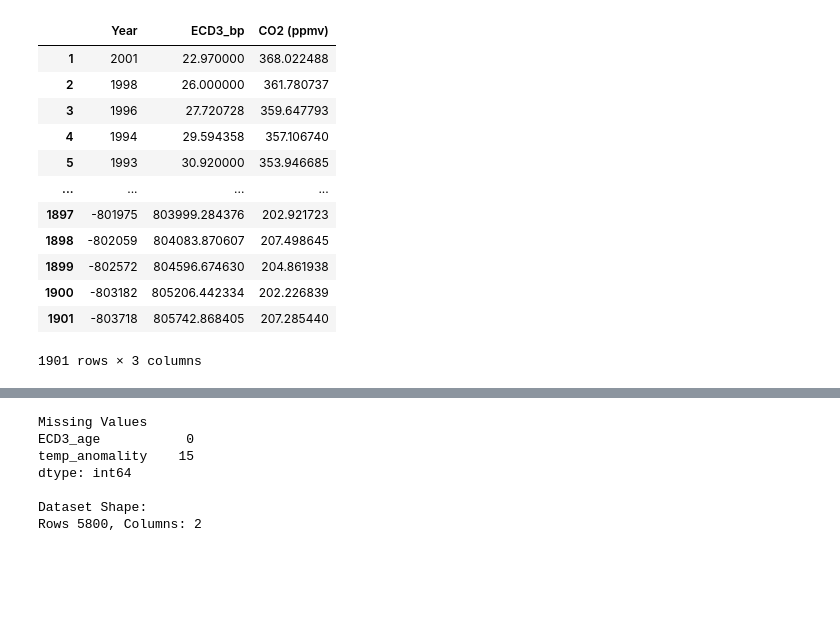
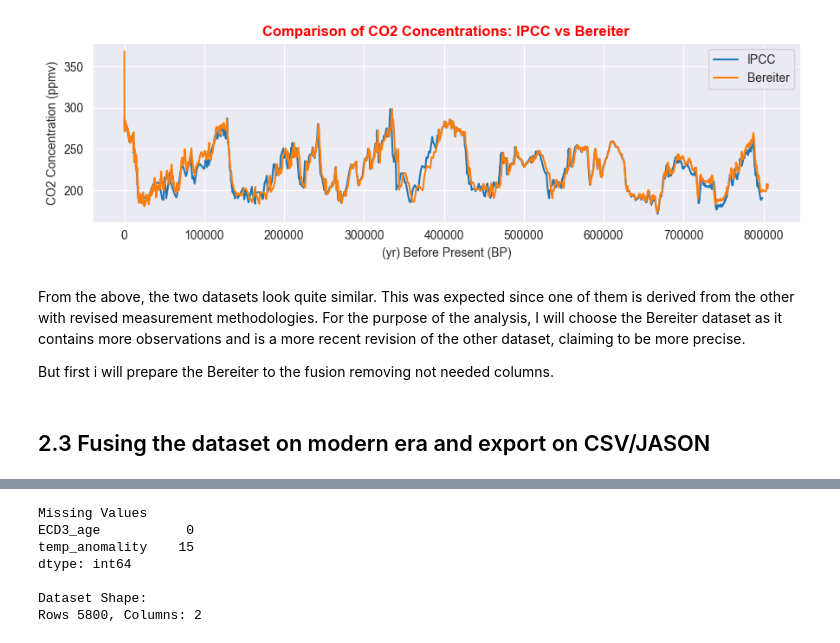
Before and after one commit to Cecilia8989/PfDA_Project2, a Jupyter notebook: pfda_project2.ipynb, the cells around one changed output, grey strips where cells are left out. Saved outputs shown, nothing was run; the diff lists cells and outputs as text; code cells hidden in the pictures; blank space fills up the shorter version.

```diff
--- a/pfda_project2.ipynb
+++ b/pfda_project2.ipynb
@@ -328,19 +310,32 @@ plt.show()
+# %%
+# Set the size of the figure
+plt.figure(figsize=(9, 3))
+
+# Create a line plot for IPCC data
+sns.lineplot(x='EDC3_bp', y='CO2 (ppmv)', data=ipcc_df_co2, label='IPCC')
+
+# Create a line plot for Bereiter data
+sns.lineplot(x='ECD3_bp', y='CO2 (ppmv)', data=ber_df, label='Bereiter')
+
+# Add labels and title
+plt.xlabel('(yr) Before Present (BP)')
+plt.ylabel('CO2 Concentration (ppmv)')
+plt.title('Comparison of CO2 Concentrations: IPCC vs Bereiter', fontweight='bold', color='red')
+
+# Add legend
+plt.legend()
+
+# Improve spacing for better aesthetics
+plt.tight_layout()
+
+# Show the plot
+plt.show()
+# %% [output]
+[figure, added]
+# %% [markdown]
+From the above, the two datasets look quite similar. This was expected since one of them is derived from the other with revised measurement methodologies. For the purpose of the analysis, I will choose the Bereiter dataset as it contains more observations and is a more recent revision of the other dataset, claiming to be more precise.
+
+But first i will prepare the Bereiter to the fusion removing not needed columns.
 # %%
 # remove last columng of the Bereiter dataser and rename the dataset
 co2_df = ber_df.iloc[:, 0:3]
-# %%
-co2_df
-# %% [output]
-|  | Year | ECD3_bp | CO2 (ppmv) |
-| 1 | 2001 | 22.970000 | 368.022488 |
-| 2 | 1998 | 26.000000 | 361.780737 |
-| 3 | 1996 | 27.720728 | 359.647793 |
-| 4 | 1994 | 29.594358 | 357.106740 |
-| 5 | 1993 | 30.920000 | 353.946685 |
-| ... | ... | ... | ... |
-| 1897 | -801975 | 803999.284376 | 202.921723 |
-| 1898 | -802059 | 804083.870607 | 207.498645 |
-| 1899 | -802572 | 804596.674630 | 204.861938 |
-| 1900 | -803182 | 805206.442334 | 202.226839 |
-| 1901 | -803718 | 805742.868405 | 207.285440 |
-1901 rows × 3 columns
@@ -351,0 +342,2 @@ global_co2_moana = pd.read_csv('data\co2\co2_annmean_mlo.csv')
+# %% [markdown]
+## 2.3 Fusing the dataset on modern era and export on CSV/JASON
```
Also changed, not shown: parts of 73 cells of this notebook, 4 other files.
